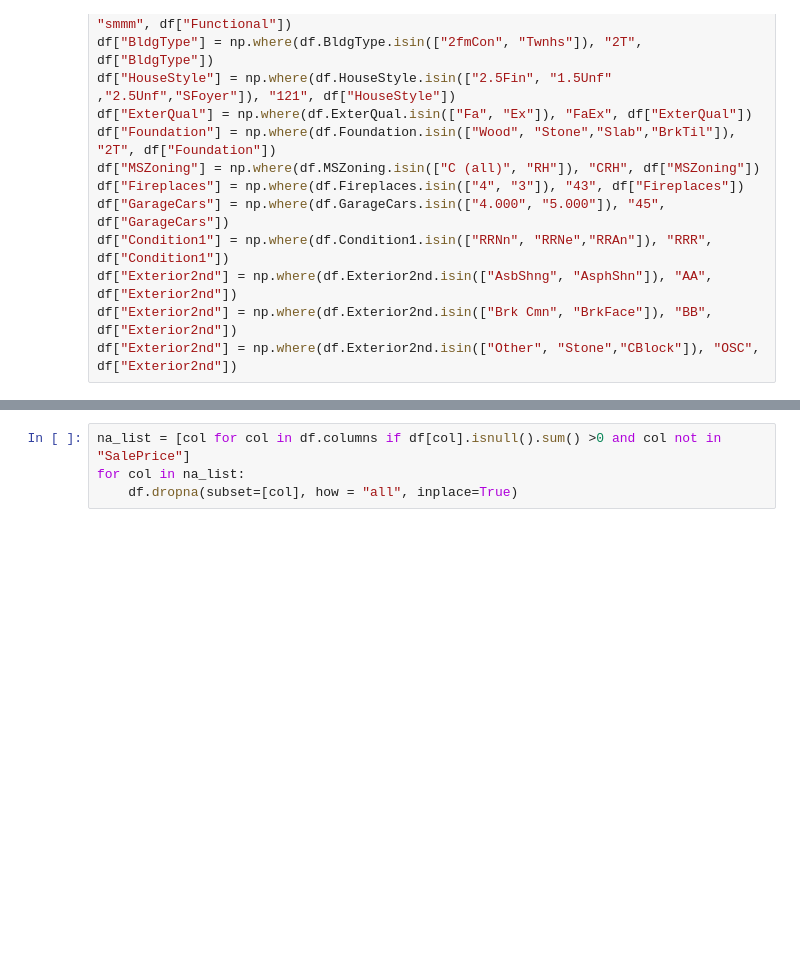
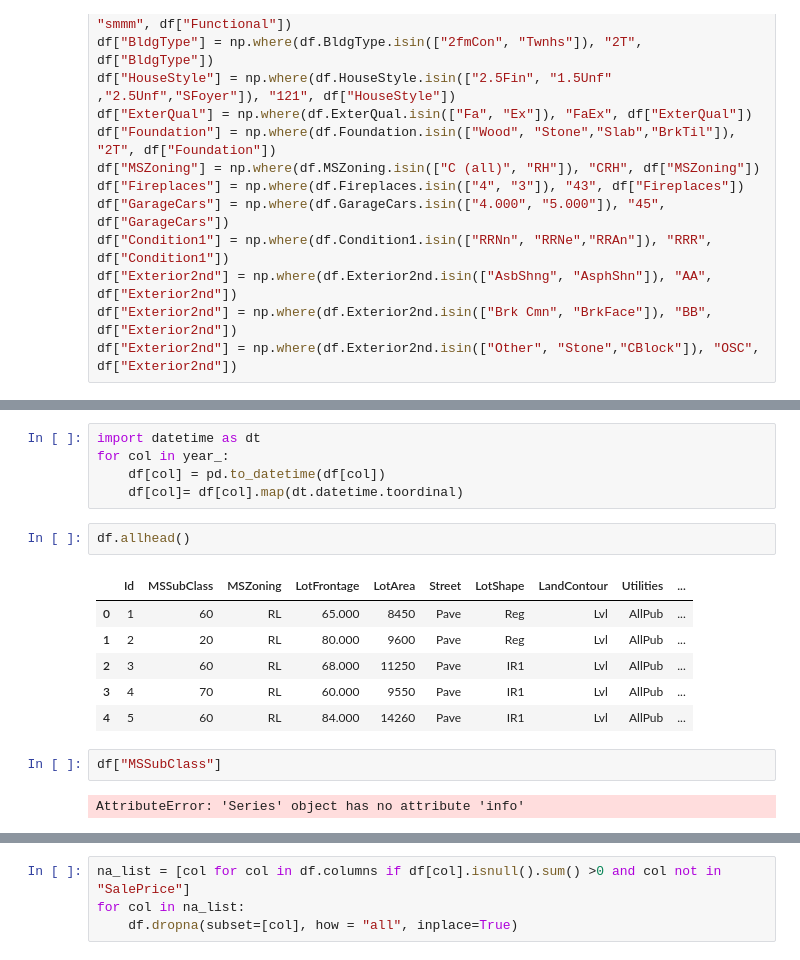
Before and after one commit to klncgty/House-Prices---Advanced-Regression-Techniques, a Jupyter notebook: h-p-p-2nd-prep.ipynb, the cells around one changed output, grey strips where cells are left out. Drawn from its saved outputs; the diff is of its cells as text; blank space fills up the shorter version.

```diff
--- a/h-p-p-2nd-prep.ipynb
+++ b/h-p-p-2nd-prep.ipynb
@@ -101,3 +141,21 @@ df.drop(drop_list, axis=1, inplace=True)
+# %%
+import datetime as dt
+for col in year_:
+    df[col] = pd.to_datetime(df[col])
+    df[col]= df[col].map(dt.datetime.toordinal)
+# %%
+df.allhead()
+# %% [output]
+|  | Id | MSSubClass | MSZoning | LotFrontage | LotArea | Street | LotShape | LandContour | Utilities | ... |
+| 0 | 1 | 60 | RL | 65.000 | 8450 | Pave | Reg | Lvl | AllPub | ... |
+| 1 | 2 | 20 | RL | 80.000 | 9600 | Pave | Reg | Lvl | AllPub | ... |
+| 2 | 3 | 60 | RL | 68.000 | 11250 | Pave | IR1 | Lvl | AllPub | ... |
+| 3 | 4 | 70 | RL | 60.000 | 9550 | Pave | IR1 | Lvl | AllPub | ... |
+| 4 | 5 | 60 | RL | 84.000 | 14260 | Pave | IR1 | Lvl | AllPub | ... |
+# %%
+df["MSSubClass"]
+# %% [output]
+AttributeError: 'Series' object has no attribute 'info'
 # %%
 ########## Fuctional
 
```
Also changed, not shown: parts of 26 cells of this notebook.
